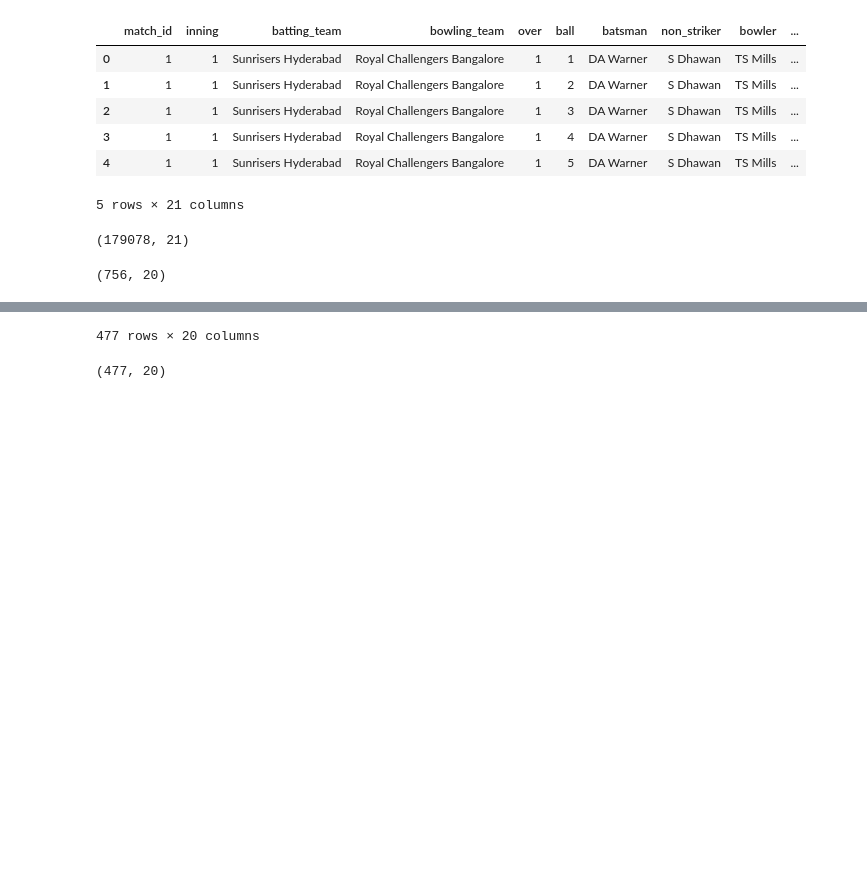
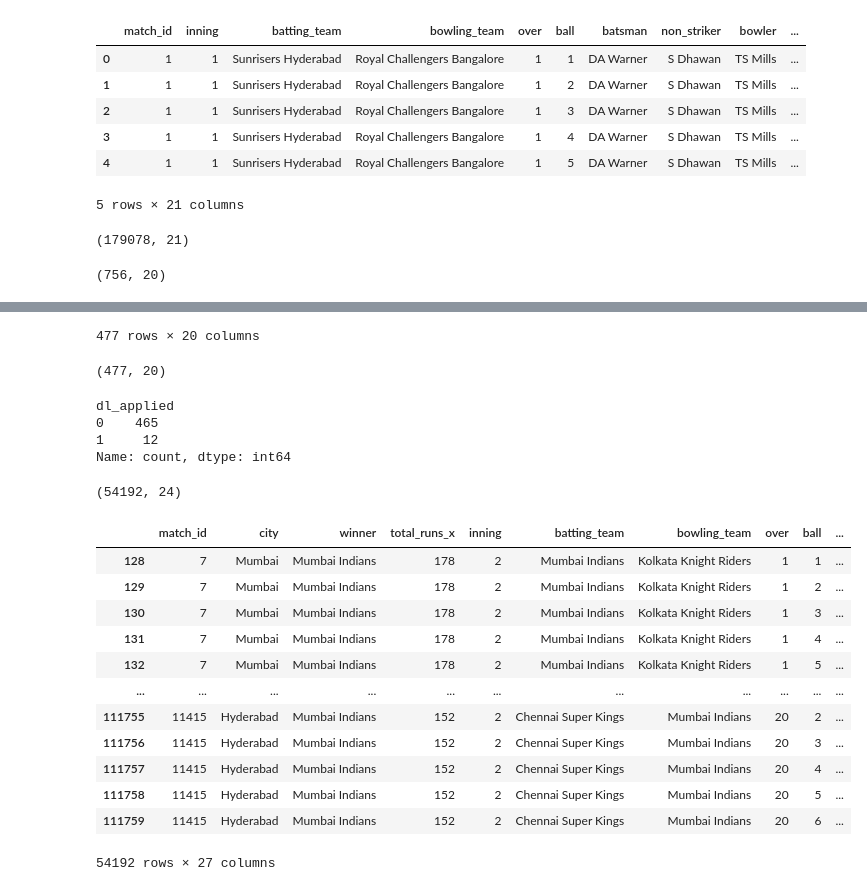
Before and after one commit to vedprakash8721/Cricket-Score-Predictor, a Jupyter notebook: Notebook/01_load_and_clean_data.ipynb, the cells around one changed output, grey strips where cells are left out. Cells and saved outputs as stored; diff of their text form; code cells hidden in the pictures; blank space fills up the shorter version.

Commit message:
runs left and balls left done

```diff
--- a/Notebook/01_load_and_clean_data.ipynb
+++ b/Notebook/01_load_and_clean_data.ipynb
@@ -30,10 +30,10 @@ display(delivery.shape)
 # %%
 total_score_df=delivery.groupby(['match_id','inning']).sum()['total_runs'].reset_index()
 # this gives total score of both first and second innings but we want secong inning so
-total_score_df=total_score_df[total_score_df["inning"]==1]
+total_score_df=total_score_df[total_score_df['inning']==1]
 # ---display(total_score_df)
 
-match_df=match.merge(total_score_df[["match_id","total_runs"]],left_on="id",right_on="match_id")
+match_df=match.merge(total_score_df[['match_id','total_runs']],left_on='id',right_on='match_id')
 # ---display(match_df)
 display(match_df.shape)
 
@@ -47,34 +47,75 @@ teams=['Sunrisers Hyderabad',
        'Kings XI Punjab',
        'Chennai Super Kings',
        'Rajasthan Royals',
        'Delhi Capitals'
        ]
 
-match_df["team1"]=match_df["team1"].str.replace("Delhi Daredevils","Delhi Capitals")
-match_df["team2"]=match_df["team2"].str.replace("Delhi Daredevils","Delhi Capitals")
+match_df['team1']=match_df['team1'].str.replace('Delhi Daredevils','Delhi Capitals')
+match_df['team2']=match_df['team2'].str.replace('Delhi Daredevils','Delhi Capitals')
 
-match_df["team1"]=match_df['team1'].str.replace('Deccan Chargers','Sunrisers Hyderabad')
-match_df["team2"]=match_df['team2'].str.replace("Deccan Chargers","Sunrisers Hyderabad")
+match_df['team1']=match_df['team1'].str.replace('Deccan Chargers','Sunrisers Hyderabad')
+match_df['team2']=match_df['team2'].str.replace('Deccan Chargers','Sunrisers Hyderabad')
 
 # after replacing current team from old team now we have to do one more thing
 # in teams column we will remove those who are not playing right now
 match_df=match_df[match_df['team1'].isin(teams)]
 match_df=match_df[match_df['team2'].isin(teams)]
 display(match_df)
 display(match_df.shape)
+
+# lets check in how many matches the D/L rule was applied
+display(match_df['dl_applied'].value_counts())
+# so we will remove all the matches in which D/L was applied because they are not useful for us
+match_df=match_df[match_df["dl_applied"]==0]
+match_df=match_df[['match_id','city','winner','total_runs']]
+#now we will merge all the data to delivery to get these
+delivery_df=match_df.merge(delivery,on='match_id')
+
+# we are building a model that predicts in second innings so we will remove 1st innings from delivery_df
+delivery_df=delivery_df[delivery_df['inning']==2]
+display(delivery_df.shape)
+#to build our model we have the data column that are: batting team,bowling team, city,runs left,balls left, wickets left,total runs ,current rr, required rr, result
+""" lets get them """
+# finding current score
+delivery_df['current_score']=delivery_df.groupby('match_id')['total_runs_y'].cumsum()
+
+# lets move to find runs left : to find this we just simply do total_runs - current_score
+delivery_df['runs_left']=delivery_df['total_runs_x'] - delivery_df['current_score']
+
+# lets find out balls left
+delivery_df['balls_left']=126-(delivery_df['over']*6+delivery_df['ball'])
+display(delivery_df)
 # %% [output]
 (756, 20)
 |  | id | Season | city | date | team1 | team2 | toss_winner | toss_decision | result | dl_applied | ... |
 | 6 | 7 | IPL-2017 | Mumbai | 09-04-2017 | Kolkata Knight Riders | Mumbai Indians | Mumbai Indians | field | normal | 0 | ... |
 | 9 | 10 | IPL-2017 | Mumbai | 12-04-2017 | Sunrisers Hyderabad | Mumbai Indians | Mumbai Indians | field | normal | 0 | ... |
 | 10 | 11 | IPL-2017 | Kolkata | 13-04-2017 | Kings XI Punjab | Kolkata Knight Riders | Kolkata Knight Riders | field | normal | 0 | ... |
 | 13 | 14 | IPL-2017 | Kolkata | 15-04-2017 | Kolkata Knight Riders | Sunrisers Hyderabad | Sunrisers Hyderabad | field | normal | 0 | ... |
 | 14 | 15 | IPL-2017 | Delhi | 15-04-2017 | Delhi Capitals | Kings XI Punjab | Delhi Daredevils | bat | normal | 0 | ... |
 | ... | ... | ... | ... | ... | ... | ... | ... | ... | ... | ... | ... |
 | 751 | 11347 | IPL-2019 | Mumbai | 05-05-2019 | Kolkata Knight Riders | Mumbai Indians | Mumbai Indians | field | normal | 0 | ... |
 | 752 | 11412 | IPL-2019 | Chennai | 07-05-2019 | Chennai Super Kings | Mumbai Indians | Chennai Super Kings | bat | normal | 0 | ... |
 | 753 | 11413 | IPL-2019 | Visakhapatnam | 08-05-2019 | Sunrisers Hyderabad | Delhi Capitals | Delhi Capitals | field | normal | 0 | ... |
 | 754 | 11414 | IPL-2019 | Visakhapatnam | 10-05-2019 | Delhi Capitals | Chennai Super Kings | Chennai Super Kings | field | normal | 0 | ... |
 | 755 | 11415 | IPL-2019 | Hyderabad | 12-05-2019 | Mumbai Indians | Chennai Super Kings | Mumbai Indians | bat | normal | 0 | ... |
 477 rows × 20 columns
 (477, 20)
+dl_applied
+0    465
+1     12
+Name: count, dtype: int64
+(54192, 24)
+|  | match_id | city | winner | total_runs_x | inning | batting_team | bowling_team | over | ball | ... |
+| 128 | 7 | Mumbai | Mumbai Indians | 178 | 2 | Mumbai Indians | Kolkata Knight Riders | 1 | 1 | ... |
+| 129 | 7 | Mumbai | Mumbai Indians | 178 | 2 | Mumbai Indians | Kolkata Knight Riders | 1 | 2 | ... |
+| 130 | 7 | Mumbai | Mumbai Indians | 178 | 2 | Mumbai Indians | Kolkata Knight Riders | 1 | 3 | ... |
+| 131 | 7 | Mumbai | Mumbai Indians | 178 | 2 | Mumbai Indians | Kolkata Knight Riders | 1 | 4 | ... |
+| 132 | 7 | Mumbai | Mumbai Indians | 178 | 2 | Mumbai Indians | Kolkata Knight Riders | 1 | 5 | ... |
+| ... | ... | ... | ... | ... | ... | ... | ... | ... | ... | ... |
+| 111755 | 11415 | Hyderabad | Mumbai Indians | 152 | 2 | Chennai Super Kings | Mumbai Indians | 20 | 2 | ... |
+| 111756 | 11415 | Hyderabad | Mumbai Indians | 152 | 2 | Chennai Super Kings | Mumbai Indians | 20 | 3 | ... |
+| 111757 | 11415 | Hyderabad | Mumbai Indians | 152 | 2 | Chennai Super Kings | Mumbai Indians | 20 | 4 | ... |
+| 111758 | 11415 | Hyderabad | Mumbai Indians | 152 | 2 | Chennai Super Kings | Mumbai Indians | 20 | 5 | ... |
+| 111759 | 11415 | Hyderabad | Mumbai Indians | 152 | 2 | Chennai Super Kings | Mumbai Indians | 20 | 6 | ... |
+54192 rows × 27 columns
```
Also changed, not shown: parts of 1 cell of this notebook.
